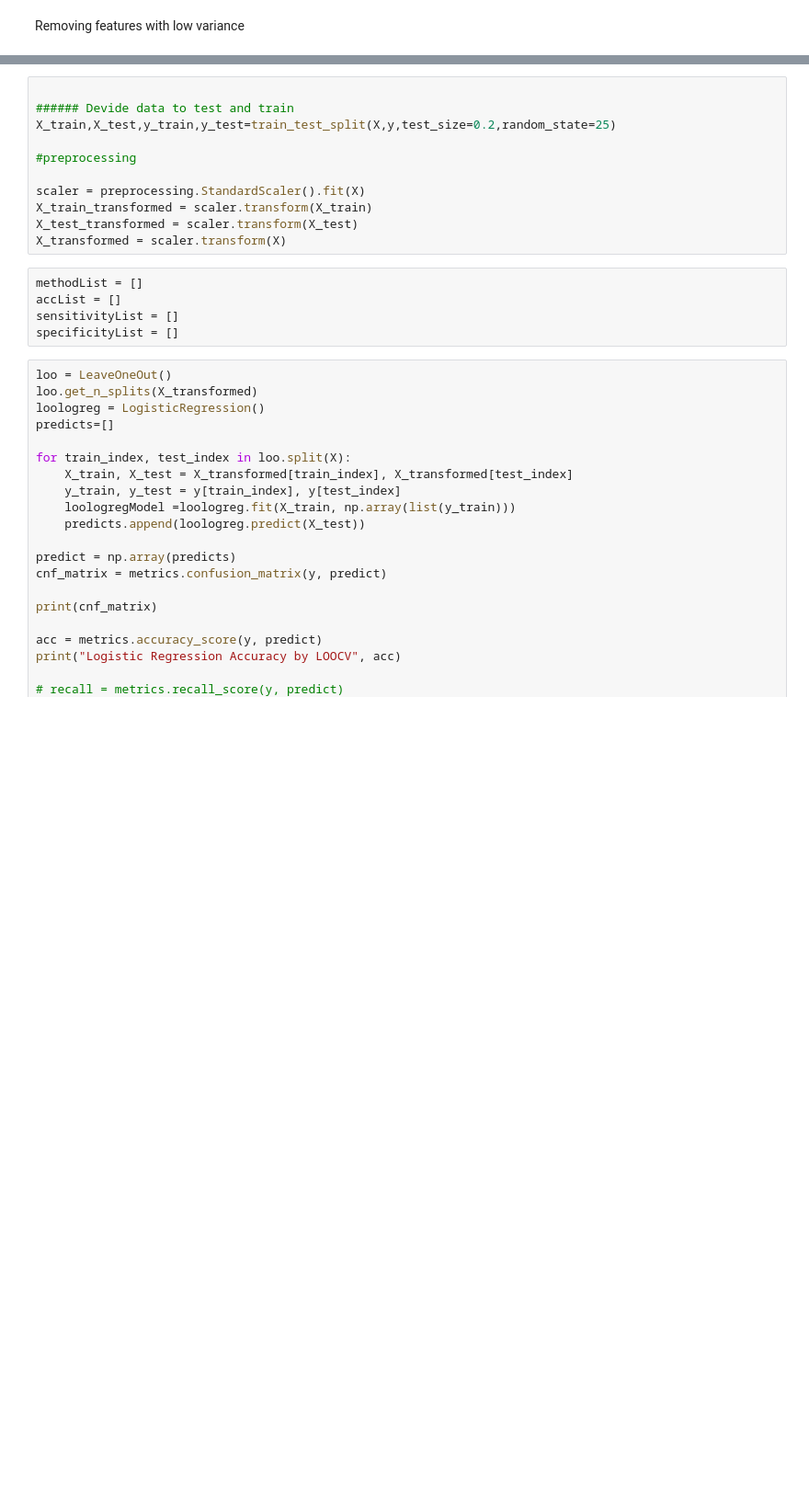
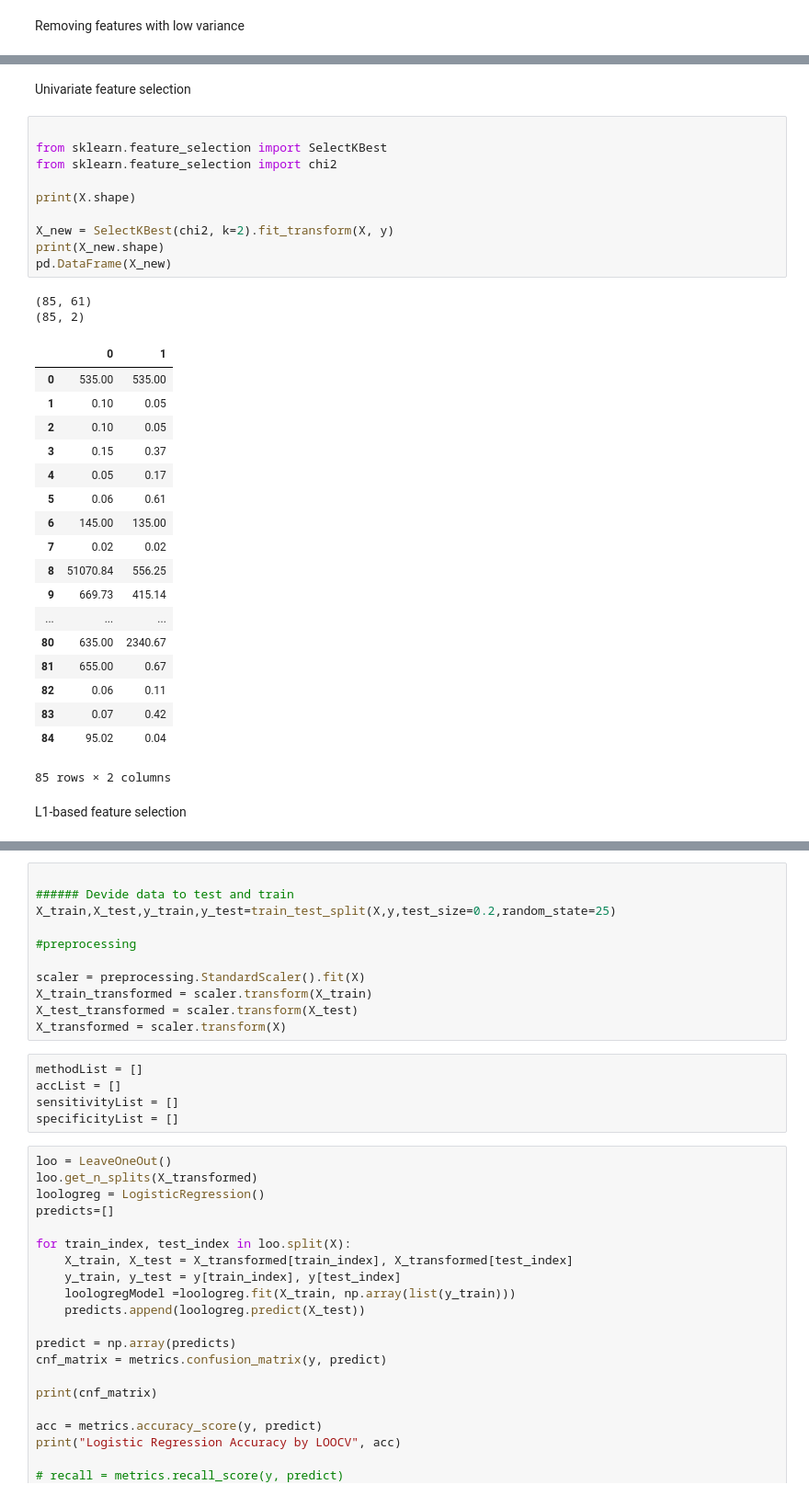
Before and after one commit to aminkhod/Eye_tracking-Neuroscience, a Jupyter notebook: eye_track_feature_selection.ipynb, the cells around one changed output, grey strips where cells are left out. Shown at 92% size. Drawn from its saved outputs; the diff is of its cells as text; blank space fills up the shorter version.

```diff
--- a/eye_track_feature_selection.ipynb
+++ b/eye_track_feature_selection.ipynb
@@ -97,0 +145,35 @@ Text(0.5, 1.0, 'Feature importance using Lasso Model')
+# %% [markdown]
+Univariate feature selection
+# %%
+
+from sklearn.feature_selection import SelectKBest
+from sklearn.feature_selection import chi2
+
+print(X.shape)
+
+X_new = SelectKBest(chi2, k=2).fit_transform(X, y)
+print(X_new.shape)
+pd.DataFrame(X_new)
+# %% [output]
+(85, 61)
+(85, 2)
+|  | 0 | 1 |
+| 0 | 535.00 | 535.00 |
+| 1 | 0.10 | 0.05 |
+| 2 | 0.10 | 0.05 |
+| 3 | 0.15 | 0.37 |
+| 4 | 0.05 | 0.17 |
+| 5 | 0.06 | 0.61 |
+| 6 | 145.00 | 135.00 |
+| 7 | 0.02 | 0.02 |
+| 8 | 51070.84 | 556.25 |
+| 9 | 669.73 | 415.14 |
+| ... | ... | ... |
+| 80 | 635.00 | 2340.67 |
+| 81 | 655.00 | 0.67 |
+| 82 | 0.06 | 0.11 |
+| 83 | 0.07 | 0.42 |
+| 84 | 95.02 | 0.04 |
+85 rows × 2 columns
+# %% [markdown]
+L1-based feature selection
```
Also changed, not shown: parts of 9 cells of this notebook.
